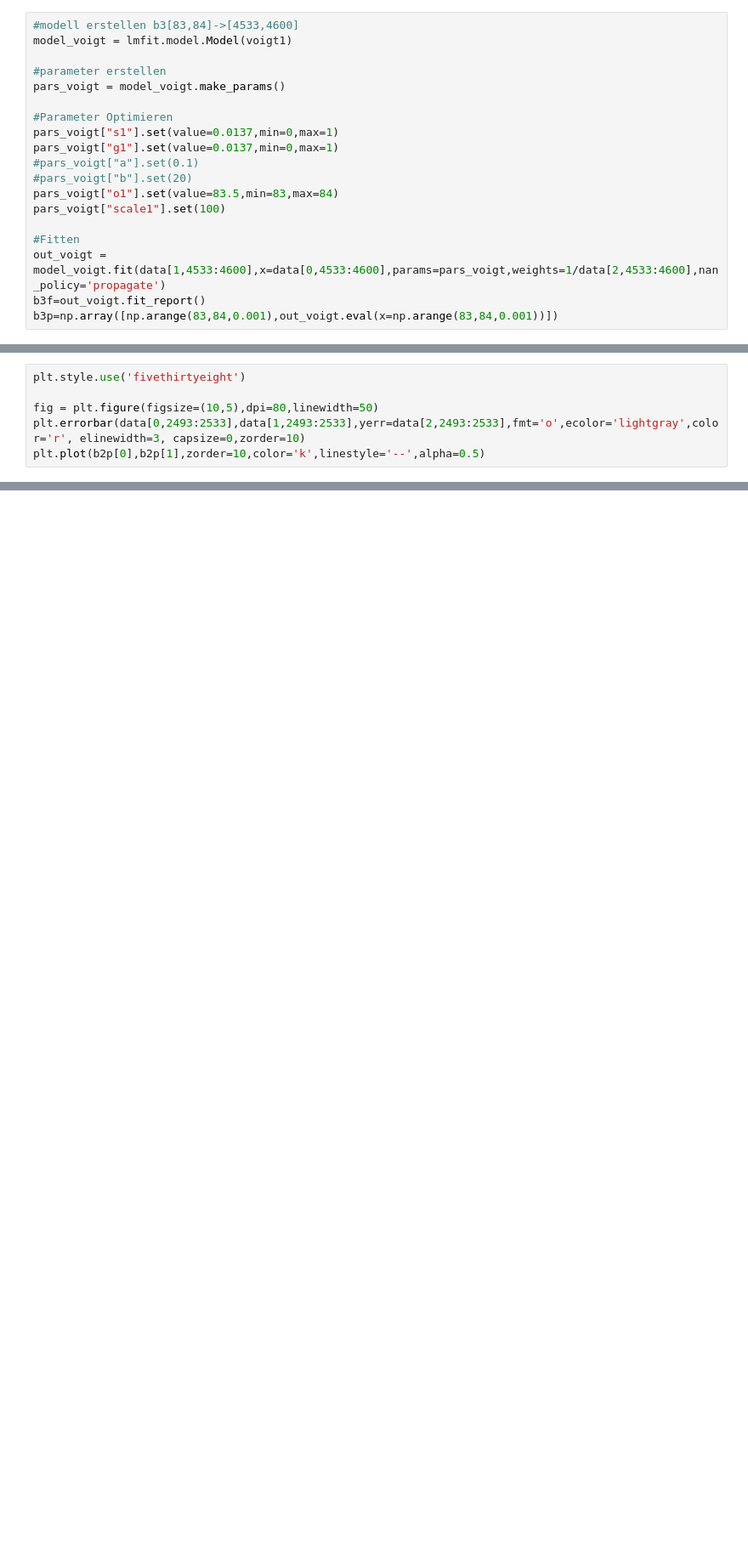
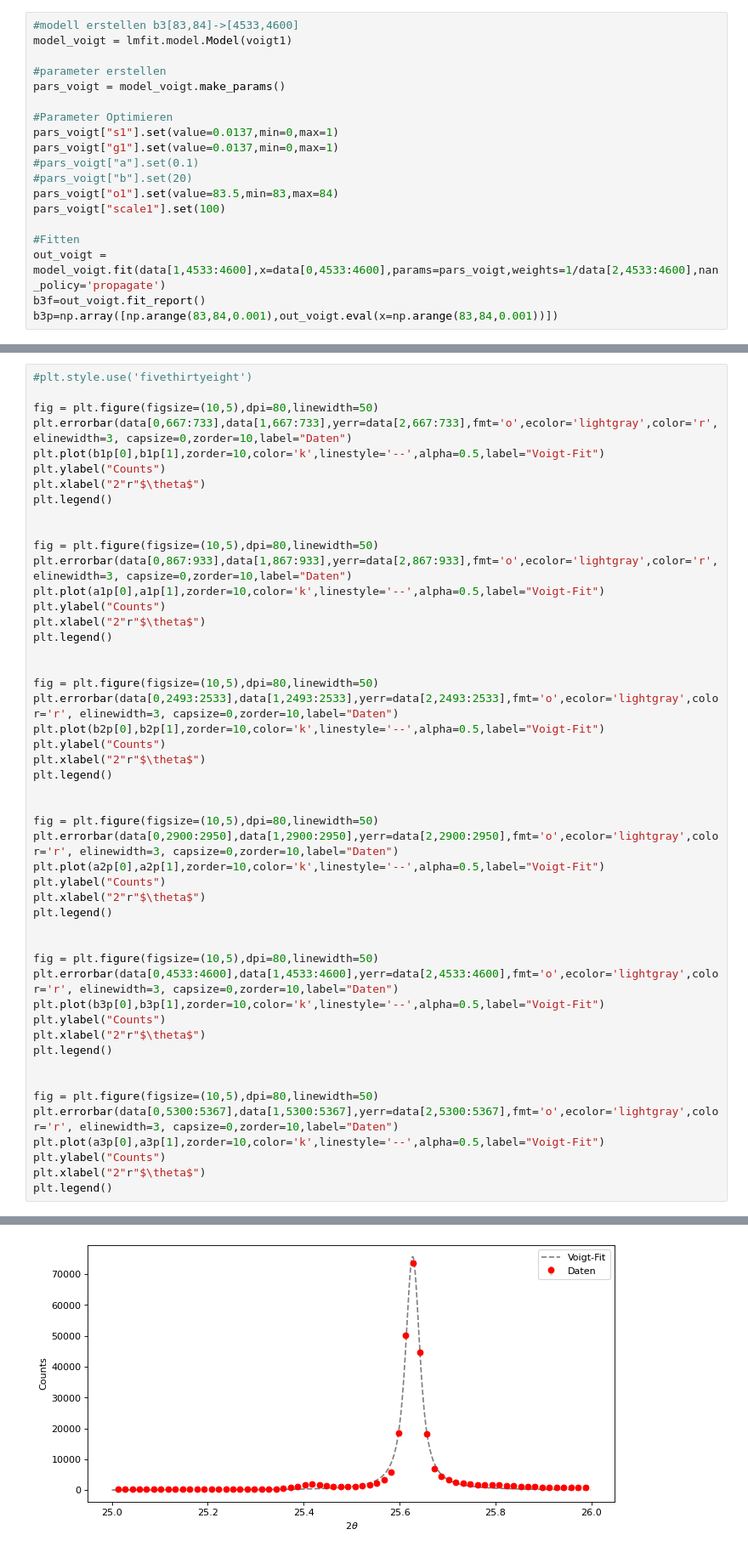
Before and after one commit to Friedrich-Jahns/Fortgeschrittenen-Praktikum-Physik, a Jupyter notebook: voigt_fit_30_15_ohne.ipynb, the cells around one changed output, grey strips where cells are left out. Shown at 85% size. Cells and saved outputs as stored; diff of their text form; blank space fills up the shorter version.

```diff
--- a/voigt_fit_30_15_ohne.ipynb
+++ b/voigt_fit_30_15_ohne.ipynb
@@ -194,6 +180,0 @@ plt.xlim(15,100)
-# %%
-plt.style.use('fivethirtyeight')
-
-fig = plt.figure(figsize=(10,5),dpi=80,linewidth=50)
-plt.errorbar(data[0,2493:2533],data[1,2493:2533],yerr=data[2,2493:2533],fmt='o',ecolor='lightgray',color='r', elinewidth=3, capsize=0,zorder=10)
-plt.plot(b2p[0],b2p[1],zorder=10,color='k',linestyle='--',alpha=0.5)
@@ -202,0 +181,50 @@ plt.plot(b2p[0],b2p[1],zorder=10,color='k',linestyle='--',alpha=0.5)
+# %%
+#plt.style.use('fivethirtyeight')
+
+fig = plt.figure(figsize=(10,5),dpi=80,linewidth=50)
+plt.errorbar(data[0,667:733],data[1,667:733],yerr=data[2,667:733],fmt='o',ecolor='lightgray',color='r', elinewidth=3, capsize=0,zorder=10,label="Daten")
+plt.plot(b1p[0],b1p[1],zorder=10,color='k',linestyle='--',alpha=0.5,label="Voigt-Fit")
+plt.ylabel("Counts")
+plt.xlabel("2"r"$\theta$")
+plt.legend()
+
+
+fig = plt.figure(figsize=(10,5),dpi=80,linewidth=50)
+plt.errorbar(data[0,867:933],data[1,867:933],yerr=data[2,867:933],fmt='o',ecolor='lightgray',color='r', elinewidth=3, capsize=0,zorder=10,label="Daten")
+plt.plot(a1p[0],a1p[1],zorder=10,color='k',linestyle='--',alpha=0.5,label="Voigt-Fit")
+plt.ylabel("Counts")
+plt.xlabel("2"r"$\theta$")
+plt.legend()
+
+
+fig = plt.figure(figsize=(10,5),dpi=80,linewidth=50)
+plt.errorbar(data[0,2493:2533],data[1,2493:2533],yerr=data[2,2493:2533],fmt='o',ecolor='lightgray',color='r', elinewidth=3, capsize=0,zorder=10,label="Daten")
+plt.plot(b2p[0],b2p[1],zorder=10,color='k',linestyle='--',alpha=0.5,label="Voigt-Fit")
+plt.ylabel("Counts")
+plt.xlabel("2"r"$\theta$")
+plt.legend()
+
+
+fig = plt.figure(figsize=(10,5),dpi=80,linewidth=50)
+plt.errorbar(data[0,2900:2950],data[1,2900:2950],yerr=data[2,2900:2950],fmt='o',ecolor='lightgray',color='r', elinewidth=3, capsize=0,zorder=10,label="Daten")
+plt.plot(a2p[0],a2p[1],zorder=10,color='k',linestyle='--',alpha=0.5,label="Voigt-Fit")
+plt.ylabel("Counts")
+plt.xlabel("2"r"$\theta$")
+plt.legend()
+
+
+fig = plt.figure(figsize=(10,5),dpi=80,linewidth=50)
+plt.errorbar(data[0,4533:4600],data[1,4533:4600],yerr=data[2,4533:4600],fmt='o',ecolor='lightgray',color='r', elinewidth=3, capsize=0,zorder=10,label="Daten")
+plt.plot(b3p[0],b3p[1],zorder=10,color='k',linestyle='--',alpha=0.5,label="Voigt-Fit")
+plt.ylabel("Counts")
+plt.xlabel("2"r"$\theta$")
+plt.legend()
+
+
+fig = plt.figure(figsize=(10,5),dpi=80,linewidth=50)
+plt.errorbar(data[0,5300:5367],data[1,5300:5367],yerr=data[2,5300:5367],fmt='o',ecolor='lightgray',color='r', elinewidth=3, capsize=0,zorder=10,label="Daten")
+plt.plot(a3p[0],a3p[1],zorder=10,color='k',linestyle='--',alpha=0.5,label="Voigt-Fit")
+plt.ylabel("Counts")
+plt.xlabel("2"r"$\theta$")
+plt.legend()
+# %% [output]
@@ -202,0 +232 @@ plt.plot(b2p[0],b2p[1],zorder=10,color='k',linestyle='--',alpha=0.5)
+[figure, added]
```
Also changed, not shown: parts of 6 cells of this notebook, 1 other file.
